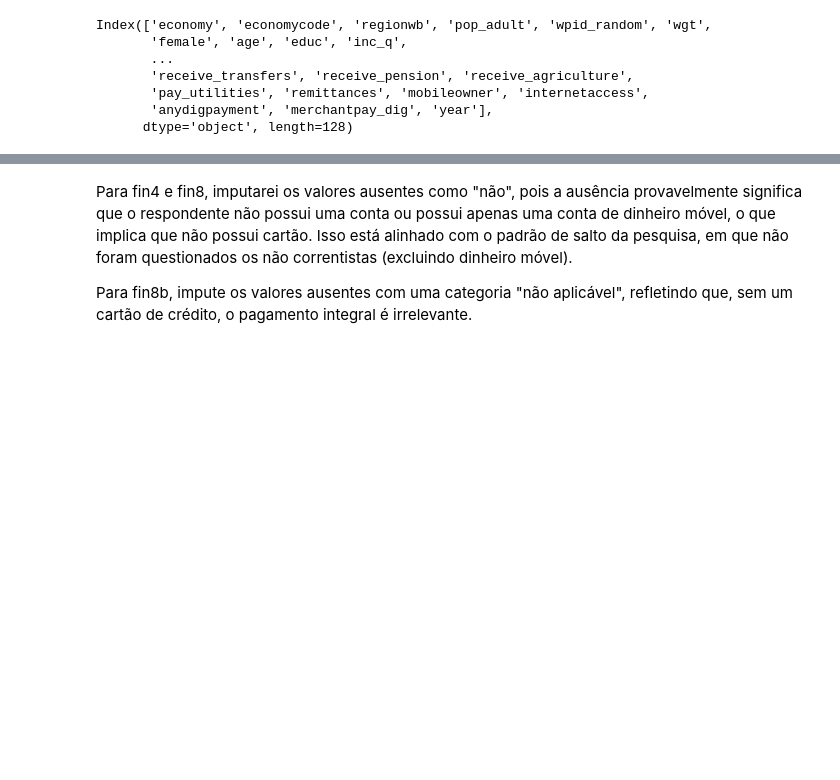
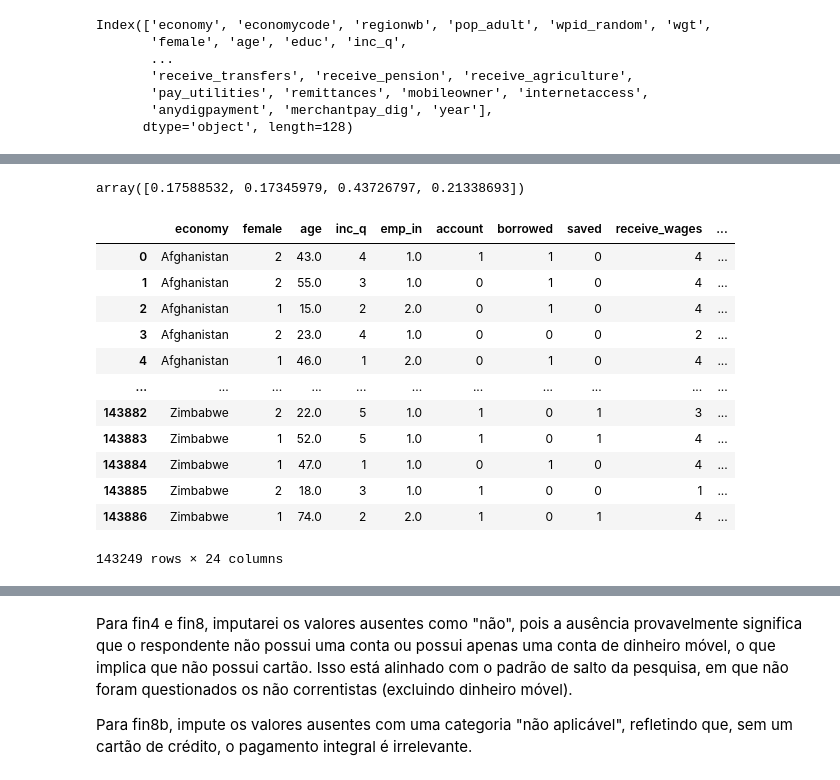
Before and after one commit to lucasrabay/financial-system_access, a Jupyter notebook: notebooks/cleaning_and_etl.ipynb, the cells around one changed output, grey strips where cells are left out. Drawn from its saved outputs; the diff is of its cells as text; code cells hidden in the pictures; blank space fills up the shorter version.

```diff
--- a/notebooks/cleaning_and_etl.ipynb
+++ b/notebooks/cleaning_and_etl.ipynb
@@ -70,7 +70,7 @@ Index(['economy', 'economycode', 'regionwb', 'pop_adult', 'wpid_random', 'wgt',
        'anydigpayment', 'merchantpay_dig', 'year'],
       dtype='object', length=128)
 # %%
-columns_used = ['economy', 'female', 'age', 'inc_q', 'emp_in', 'account', 'borrowed', 'saved', 'receive_wages', 'receive_transfers', 'receive_pension', 'pay_utilities', 'anydigpayment', 'mobileowner', 'internetaccess', 'fin4', 'fin8', 'fin8b', 'fin44a', 'fin44b', 'fin44c', 'fin44d']
+columns_used = ['economy', 'female', 'age', 'inc_q', 'emp_in', 'account', 'borrowed', 'saved', 'receive_wages', 'receive_transfers', 'receive_pension', 'pay_utilities', 'anydigpayment', 'mobileowner', 'internetaccess', 'fin4', 'fin8', 'fin8b', 'fin44a', 'fin44b', 'fin44c', 'fin44d', "fin45"]
 
 df = df[columns_used]
 # %%
@@ -106,0 +111,5 @@ for variable in finacial_worry_variables:
+# %%
+freqs = df["fin45"].value_counts().loc[:3]
+sum_freqs = sum(freqs)
+freqs = dict(sorted(freqs.to_dict().items()))
+freqs
@@ -107,3 +130,24 @@ for variable in finacial_worry_variables:
+# %%
+weights = np.array(list(freqs.values())[::-1])/sum_freqs
+weights
+# %% [output]
+array([0.17588532, 0.17345979, 0.43726797, 0.21338693])
 # %%
-df['financial_worry'] = df[finacial_worry_variables].sum(axis=1)
+df['financial_worry'] = df[finacial_worry_variables].values @ weights
+# %%
+df
+# %% [output]
+|  | economy | female | age | inc_q | emp_in | account | borrowed | saved | receive_wages | ... |
+| 0 | Afghanistan | 2 | 43.0 | 4 | 1.0 | 1 | 1 | 0 | 4 | ... |
+| 1 | Afghanistan | 2 | 55.0 | 3 | 1.0 | 0 | 1 | 0 | 4 | ... |
+| 2 | Afghanistan | 1 | 15.0 | 2 | 2.0 | 0 | 1 | 0 | 4 | ... |
+| 3 | Afghanistan | 2 | 23.0 | 4 | 1.0 | 0 | 0 | 0 | 2 | ... |
+| 4 | Afghanistan | 1 | 46.0 | 1 | 2.0 | 0 | 1 | 0 | 4 | ... |
+| ... | ... | ... | ... | ... | ... | ... | ... | ... | ... | ... |
+| 143882 | Zimbabwe | 2 | 22.0 | 5 | 1.0 | 1 | 0 | 1 | 3 | ... |
+| 143883 | Zimbabwe | 1 | 52.0 | 5 | 1.0 | 1 | 0 | 1 | 4 | ... |
+| 143884 | Zimbabwe | 1 | 47.0 | 1 | 1.0 | 0 | 1 | 0 | 4 | ... |
+| 143885 | Zimbabwe | 2 | 18.0 | 3 | 1.0 | 1 | 0 | 0 | 1 | ... |
+| 143886 | Zimbabwe | 1 | 74.0 | 2 | 2.0 | 1 | 0 | 1 | 4 | ... |
+143249 rows × 24 columns
 # %%
```
Also changed, not shown: parts of 17 cells of this notebook, 21 other files.
